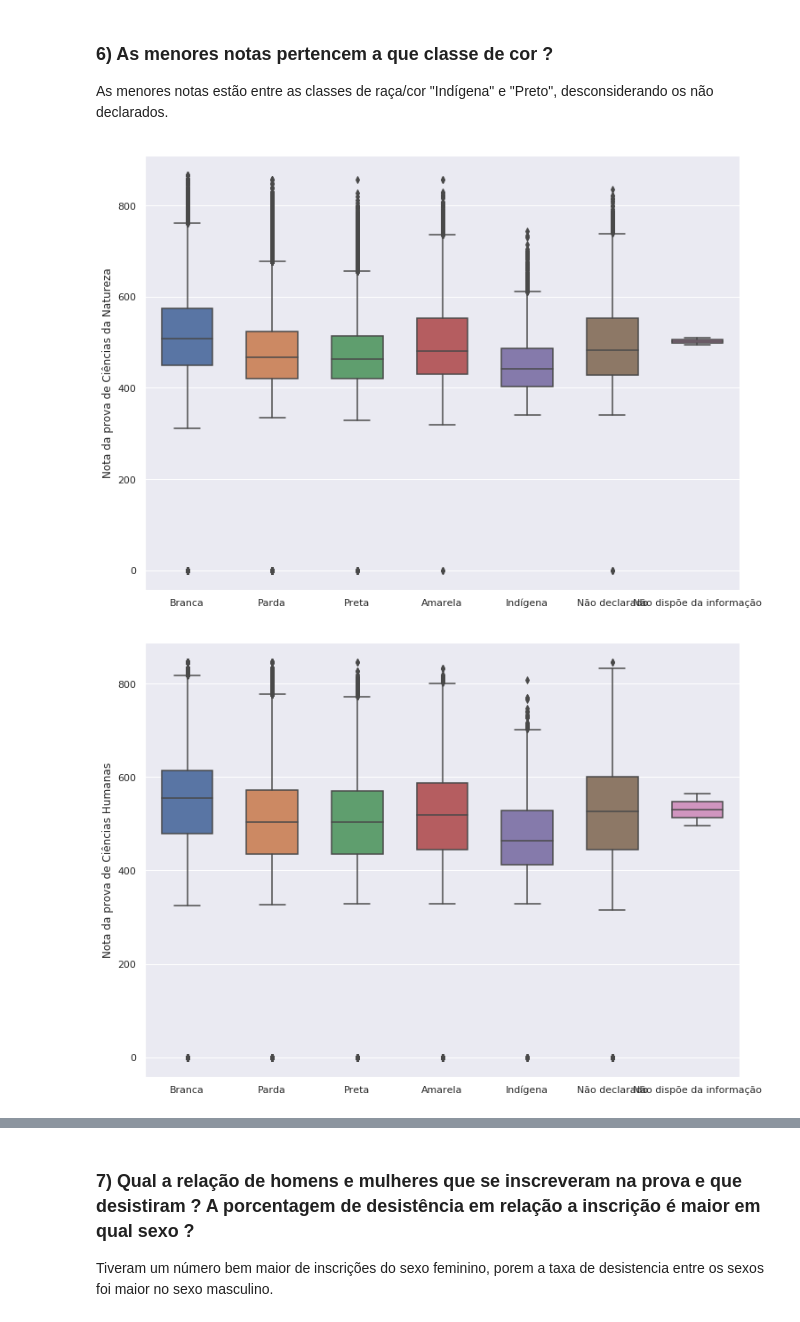
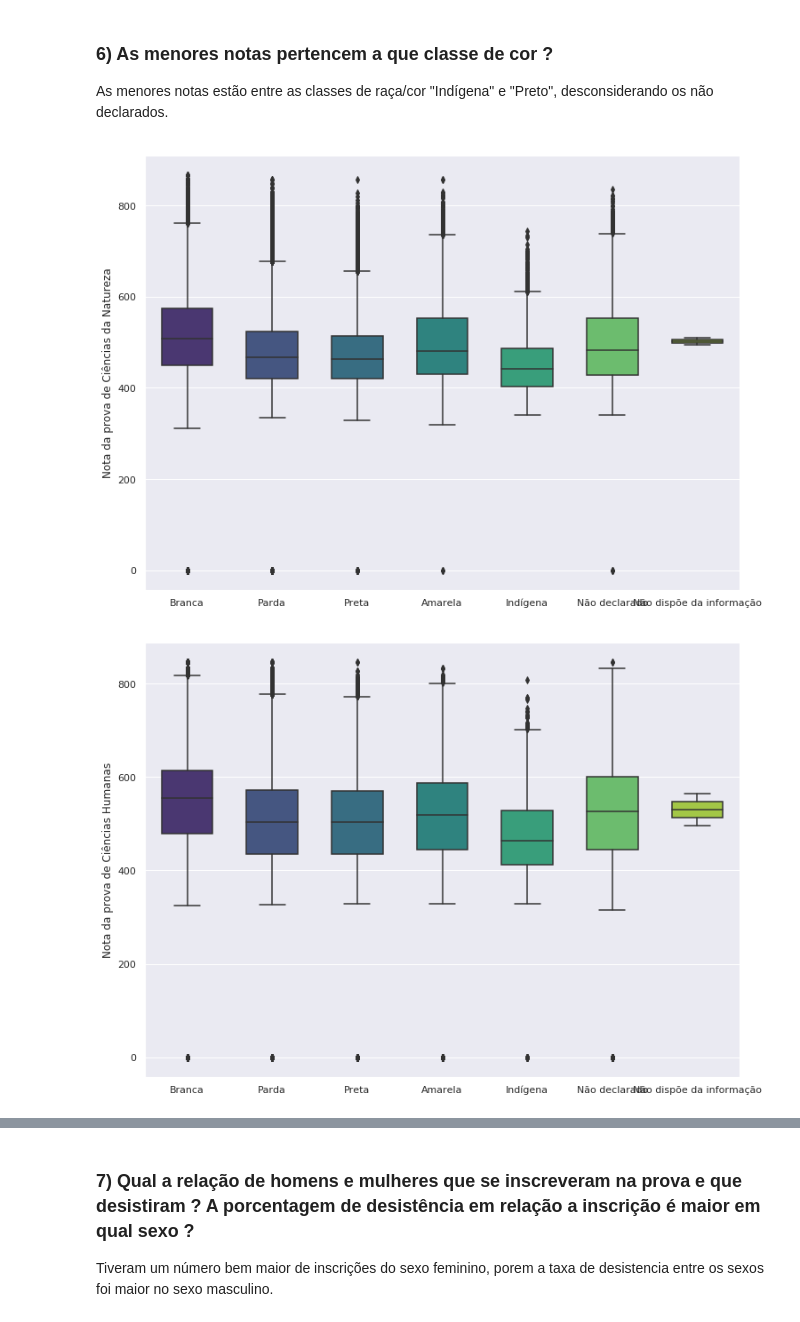
Before and after one commit to CayoEsn/Projeto_Final_Big_Data_Science, a Jupyter notebook: projeto_final_big_data_science_2022.ipynb, the cells around one changed output, grey strips where cells are left out. Saved outputs shown, nothing was run; the diff lists cells and outputs as text; code cells hidden in the pictures.

```diff
--- a/projeto_final_big_data_science_2022.ipynb
+++ b/projeto_final_big_data_science_2022.ipynb
@@ -229,19 +242,19 @@ As maiores notas estão entre as classes de raça/cor "Branca" e "Amarela", desc
 As menores notas estão entre as classes de raça/cor "Indígena" e "Preto", desconsiderando os não declarados.
 # %%
 sns.set(rc={'figure.figsize':(12,9)})
-sns.boxplot(x=enem_2021['TP_COR_RACA'], y=enem_2021['NU_NOTA_CN'], width=0.6)
+sns.boxplot(x=enem_2021['TP_COR_RACA'], y=enem_2021['NU_NOTA_CN'], width=0.6, palette="viridis")
 plt.xlabel("")
 plt.ylabel("Nota da prova de Ciências da Natureza")
 plt.show()
 # %% [output]
-[figure, old version]
+[figure, new version]
 # %%
 sns.set(rc={'figure.figsize':(12,9)})
-sns.boxplot(x=enem_2021['TP_COR_RACA'], y=enem_2021['NU_NOTA_CH'], width=0.6)
+sns.boxplot(x=enem_2021['TP_COR_RACA'], y=enem_2021['NU_NOTA_CH'], width=0.6, palette="viridis")
 plt.xlabel("")
 plt.ylabel("Nota da prova de Ciências Humanas")
 plt.show()
 # %% [output]
-[figure, old version]
+[figure, new version]
 # %%
 sns.set(rc={'figure.figsize':(12,9)})
```
Also changed, not shown: parts of 15 cells of this notebook, 5 other files.
